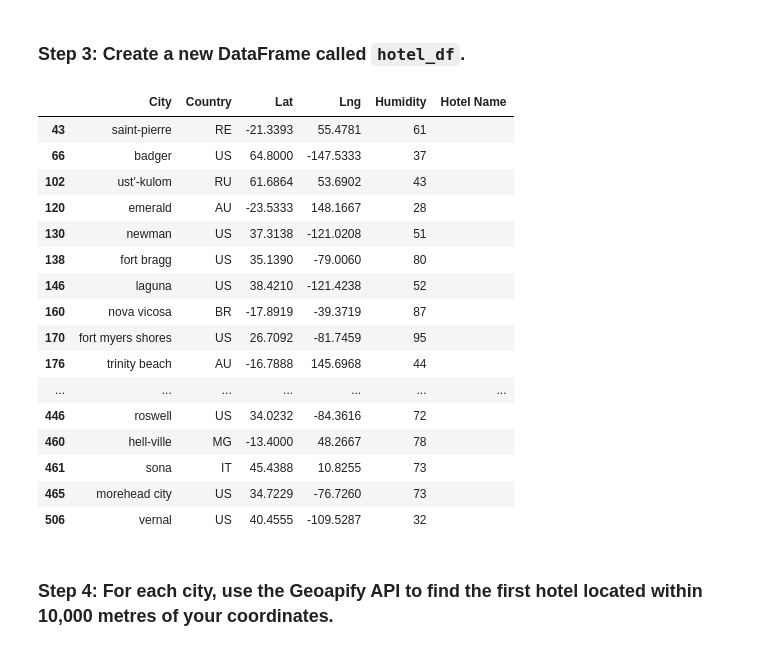
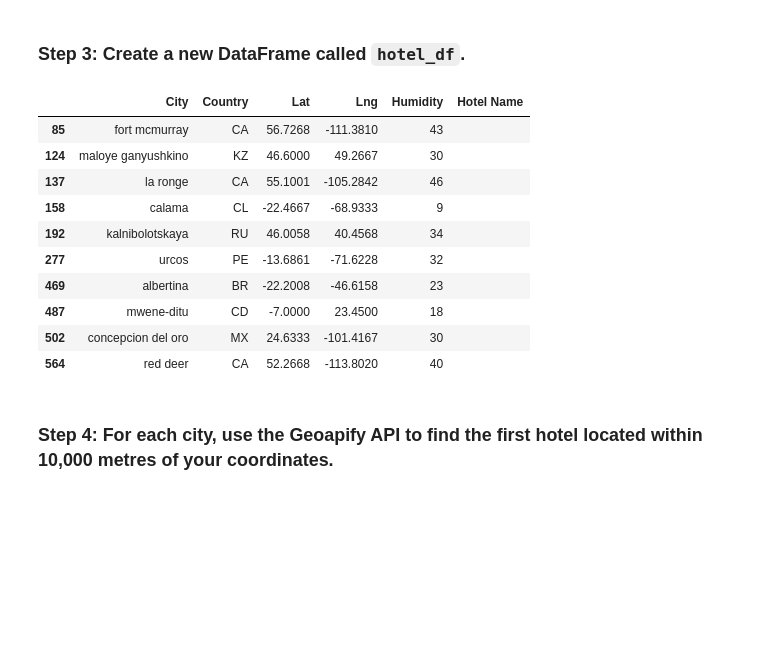
Before and after one commit to Birdy173/Python-API, a Jupyter notebook: VacationPy.ipynb, the cells around one changed output. Drawn from its saved outputs; the diff is of its cells as text; code cells hidden in the pictures; blank space fills up the shorter version.

```diff
--- a/VacationPy.ipynb
+++ b/VacationPy.ipynb
@@ -55,12 +56,15 @@ map_plot
 ### Step 2: Narrow down the `city_data_df` DataFrame to find your ideal weather condition
 # %%
 # Narrow down cities that fit criteria and drop any results with null values
-# YOUR CODE HERE
-
+ideal_weather_df = city_data_df[
+    (city_data_df["Max Temp"] >= 21) & (city_data_df["Max Temp"] < 27) &
+    (city_data_df["Humidity"] < 50) &
+    (city_data_df["Cloudiness"] < 45)
+]
 # Drop any rows with null values
-# YOUR CODE HERE
-
+ideal_weather_df = ideal_weather_df.dropna()
+;
 # Display sample data
-# YOUR CODE HERE
+ideal_weather_df
 # %% [output]
 |  | City_ID | City | Lat | Lng | Max Temp | Humidity | Cloudiness | Wind Speed | Country | Date |
@@ -84,31 +82,25 @@ map_plot
 ### Step 3: Create a new DataFrame called `hotel_df`.
 # %%
 # Use the Pandas copy function to create DataFrame called hotel_df to store the city, country, coordinates, and humidity
-# YOUR CODE HERE
+hotel_df = ideal_weather_df[["City", "Country", "Lat", "Lng", "Humidity"]].copy()
 
 # Add an empty column, "Hotel Name," to the DataFrame so you can store the hotel found using the Geoapify API
-# YOUR CODE HERE
+hotel_df["Hotel Name"] = ""
 
 # Display sample data
-# YOUR CODE HERE
+hotel_df
 # %% [output]
 |  | City | Country | Lat | Lng | Humidity | Hotel Name |
-| 43 | saint-pierre | RE | -21.3393 | 55.4781 | 61 |  |
-| 66 | badger | US | 64.8000 | -147.5333 | 37 |  |
-| 102 | ust'-kulom | RU | 61.6864 | 53.6902 | 43 |  |
-| 120 | emerald | AU | -23.5333 | 148.1667 | 28 |  |
-| 130 | newman | US | 37.3138 | -121.0208 | 51 |  |
-| 138 | fort bragg | US | 35.1390 | -79.0060 | 80 |  |
-| 146 | laguna | US | 38.4210 | -121.4238 | 52 |  |
-| 160 | nova vicosa | BR | -17.8919 | -39.3719 | 87 |  |
-| 170 | fort myers shores | US | 26.7092 | -81.7459 | 95 |  |
-| 176 | trinity beach | AU | -16.7888 | 145.6968 | 44 |  |
-| ... | ... | ... | ... | ... | ... | ... |
-| 446 | roswell | US | 34.0232 | -84.3616 | 72 |  |
-| 460 | hell-ville | MG | -13.4000 | 48.2667 | 78 |  |
-| 461 | sona | IT | 45.4388 | 10.8255 | 73 |  |
-| 465 | morehead city | US | 34.7229 | -76.7260 | 73 |  |
-| 506 | vernal | US | 40.4555 | -109.5287 | 32 |  |
+| 85 | fort mcmurray | CA | 56.7268 | -111.3810 | 43 |  |
+| 124 | maloye ganyushkino | KZ | 46.6000 | 49.2667 | 30 |  |
+| 137 | la ronge | CA | 55.1001 | -105.2842 | 46 |  |
+| 158 | calama | CL | -22.4667 | -68.9333 | 9 |  |
+| 192 | kalnibolotskaya | RU | 46.0058 | 40.4568 | 34 |  |
+| 277 | urcos | PE | -13.6861 | -71.6228 | 32 |  |
+| 469 | albertina | BR | -22.2008 | -46.6158 | 23 |  |
+| 487 | mwene-ditu | CD | -7.0000 | 23.4500 | 18 |  |
+| 502 | concepcion del oro | MX | 24.6333 | -101.4167 | 30 |  |
+| 564 | red deer | CA | 52.2668 | -113.8020 | 40 |  |
 # %% [markdown]
 ### Step 4: For each city, use the Geoapify API to find the first hotel located within 10,000 metres of your coordinates.
 # %%
```
Also changed, not shown: parts of 6 cells of this notebook.
